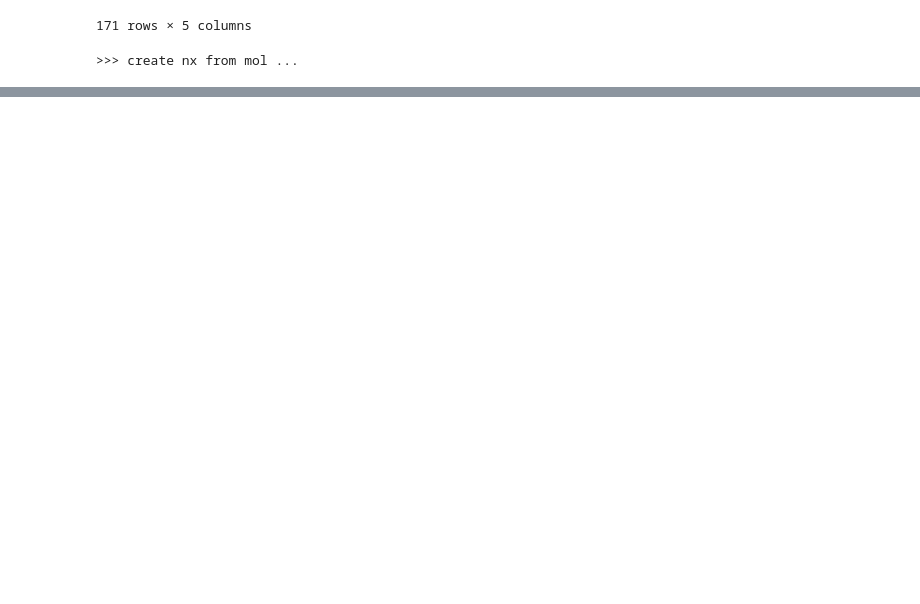
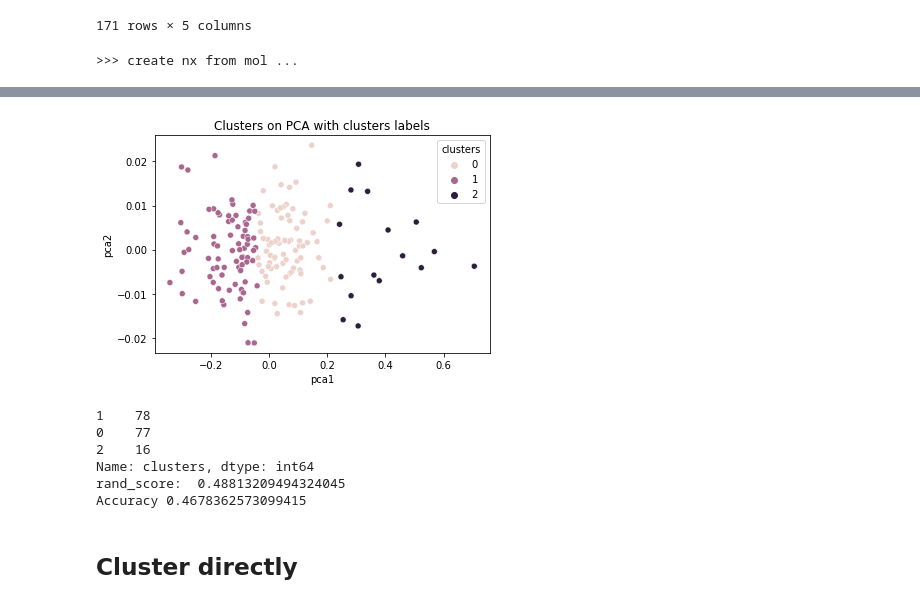
Before and after one commit to chopralab/ASPIRE_QSAR, a Jupyter notebook: graph2vec_analysis.ipynb, the cells around one changed output, grey strips where cells are left out. Cells and saved outputs as stored; diff of their text form; code cells hidden in the pictures; blank space fills up the shorter version.

```diff
--- a/graph2vec_analysis.ipynb
+++ b/graph2vec_analysis.ipynb
@@ -94,0 +116,4 @@ TypeError: __init__() got an unexpected keyword argument 'vector_size'
+# %%
+clustering_kmeans = KMeans(n_clusters=3)
+results['clusters'] = clustering_kmeans.fit_predict(results)
+results['clusters']
@@ -94,0 +133,26 @@ TypeError: __init__() got an unexpected keyword argument 'vector_size'
+# %%
+sns.scatterplot(x="pca1", y="pca2", hue=results['clusters'], data=results)
+plt.title('Clusters on PCA with clusters labels')
+plt.show()
+# %% [output]
+[figure, added]
+# %%
+print(results['clusters'].value_counts())
+cluster_dict = dict(results['clusters'].value_counts())
+cluster_dict = dict(sorted(cluster_dict.items(), key=lambda item: item[1], reverse=True)).keys()
+cluster_dict = list(cluster_dict)
+
+results['action_gen'] = df['action_gen']
+results['action_gen_cluster'] = results['clusters'].map({cluster_dict[0]: 'AGONIST', cluster_dict[1]: 'ANTAGONIST', cluster_dict[2]: 'OTHER'})
+
+print('rand_score: ', rand_score(results.action_gen, results.clusters))
+print('Accuracy', results[results.action_gen == results.action_gen_cluster].shape[0] / results.shape[0])
+# %% [output]
+1    78
+0    77
+2    16
+Name: clusters, dtype: int64
+rand_score:  0.48813209494324045
+Accuracy 0.4678362573099415
+# %% [markdown]
+## Cluster directly
```
Also changed, not shown: parts of 11 cells of this notebook, 3 other files.
